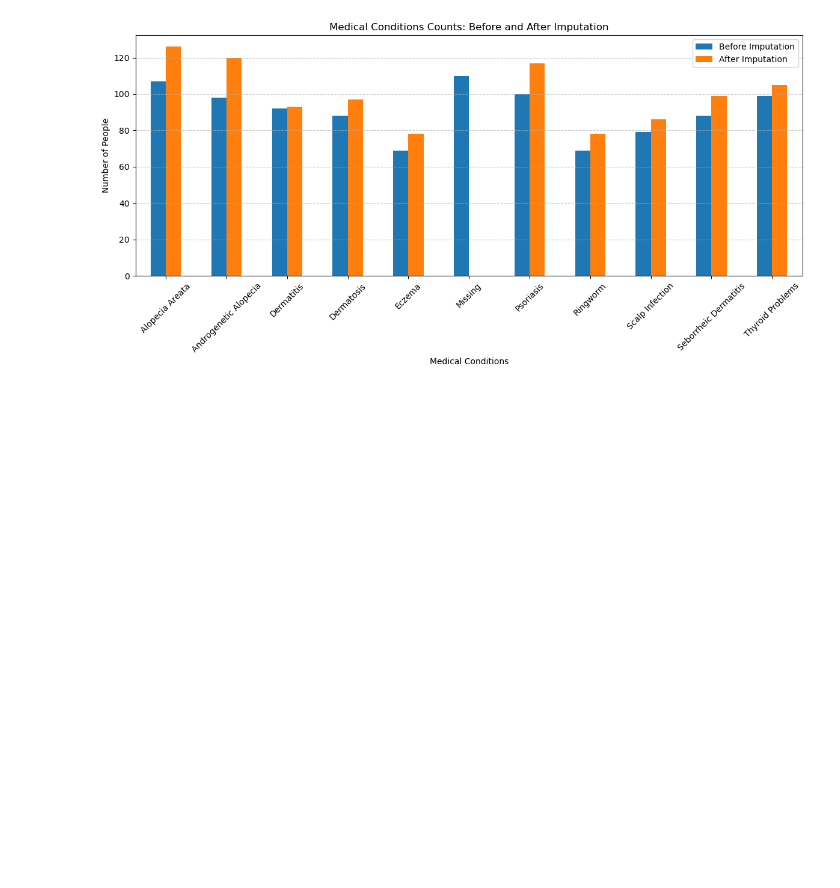
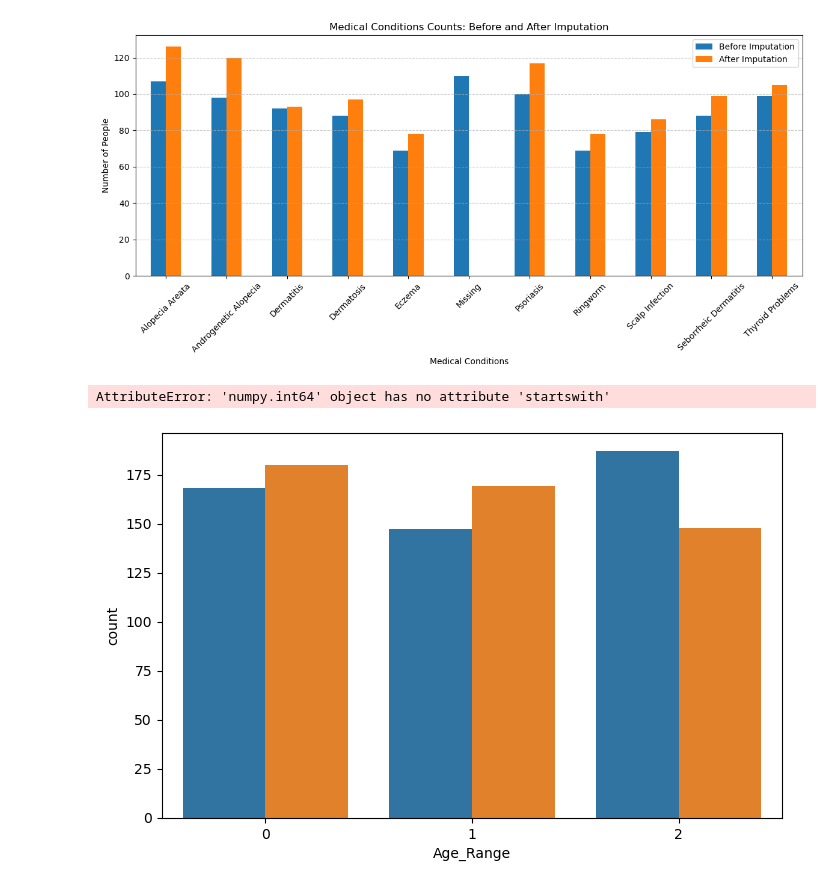
Before and after one commit to AhmadJabbar2502/Hair-Fall-Prediction, a Jupyter notebook: data_cleaning_predit_hair_loss.ipynb, the cells around one changed output. Drawn from its saved outputs; the diff is of its cells as text; code cells hidden in the pictures; blank space fills up the shorter version.

Commit message:
Graphs

```diff
--- a/data_cleaning_predit_hair_loss.ipynb
+++ b/data_cleaning_predit_hair_loss.ipynb
@@ -625,6 +625,7 @@ print(hair_data['Nutritional_Deficiencies'])
 Name: Nutritional_Deficiencies, Length: 999, dtype: object
 # %%
 # Saving in a new csv file
+hair_data = hair_data.drop("Medical_Conditions_missing", axis=1)
 hair_data.to_csv('Data/Predict Hair Fall Cleaned.csv', index=False)
 # %%
 import matplotlib.pyplot as plt
@@ -653,3 +654,14 @@ plt.tight_layout()
 plt.show()
 # %% [output]
 [figure]
+# %%
+plt.figure(figsize=(8, 5))
+sns.countplot(x='Age_Range', hue='Hair_Loss', data=hair_data)
+plt.xlabel('Stress Level')
+plt.ylabel('Count')
+plt.title('Hair Loss vs Stress Level')
+plt.legend(title='Hair Loss', labels=['No', 'Yes'])
+plt.show()
+# %% [output]
+AttributeError: 'numpy.int64' object has no attribute 'startswith'
+[figure, added]
```
Also changed, not shown: parts of 4 cells of this notebook, 4 other files.
